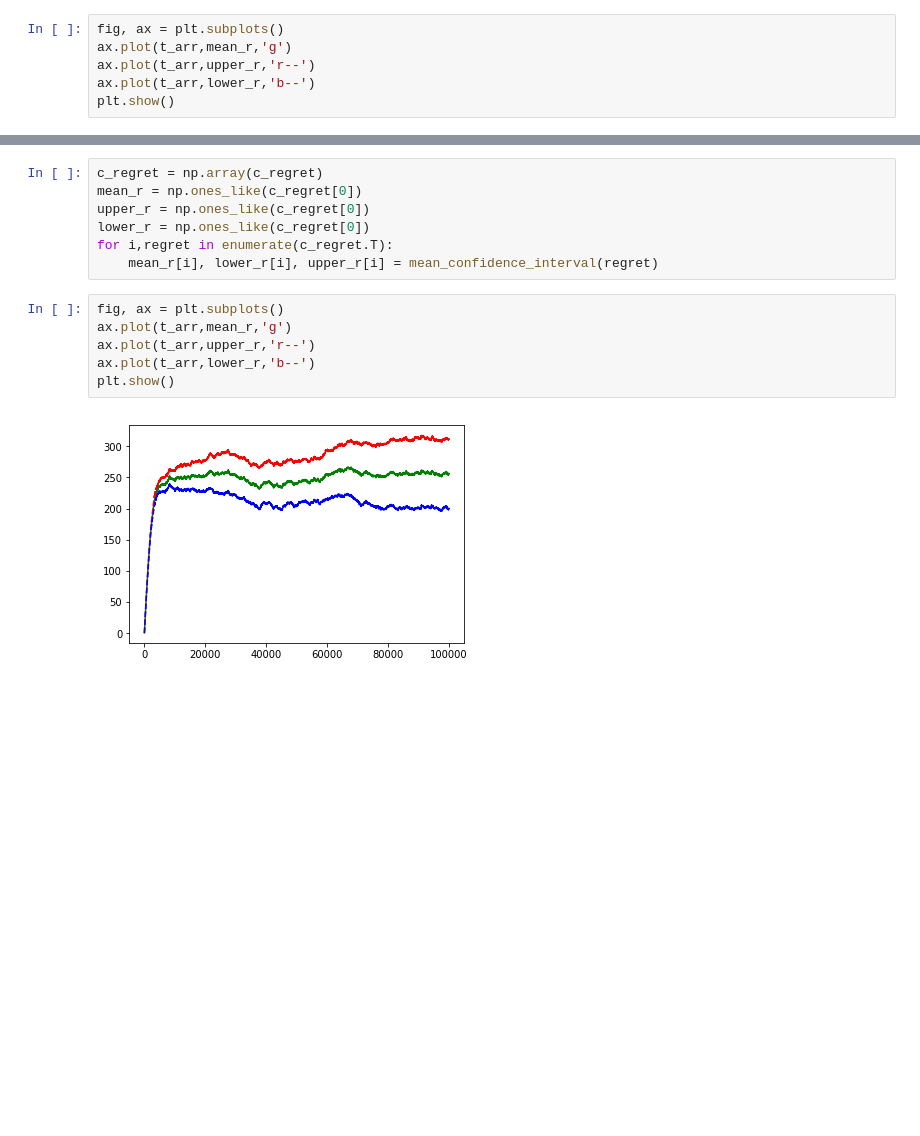
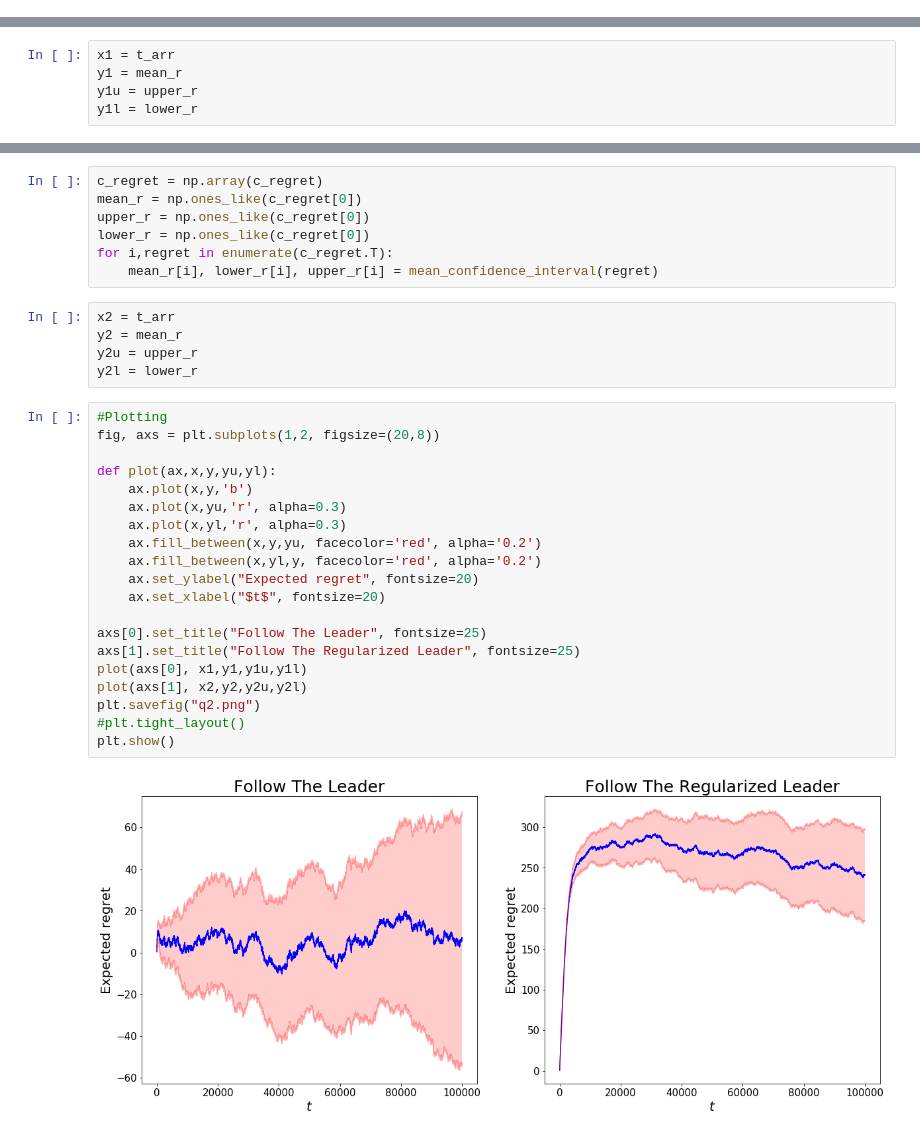
Before and after one commit to manandoshi/IE613, a Jupyter notebook: a2/Q2.ipynb, the cells around one changed output, grey strips where cells are left out. Saved outputs shown, nothing was run; the diff lists cells and outputs as text; blank space fills up the shorter version.

```diff
--- a/a2/Q2.ipynb
+++ b/a2/Q2.ipynb
@@ -38,9 +40,3 @@ upper_r = np.ones_like(c_regret[0])
 lower_r = np.ones_like(c_regret[0])
 for i,regret in enumerate(c_regret.T):
     mean_r[i], lower_r[i], upper_r[i] = mean_confidence_interval(regret)
-# %%
-fig, ax = plt.subplots()
-ax.plot(t_arr,mean_r,'g')
-ax.plot(t_arr,upper_r,'r--')
-ax.plot(t_arr,lower_r,'b--')
-plt.show()
@@ -49 +43,6 @@ plt.show()
+# %%
+x1 = t_arr
+y1 = mean_r
+y1u = upper_r
+y1l = lower_r
 # %%
@@ -77,12 +77,31 @@ upper_r = np.ones_like(c_regret[0])
 lower_r = np.ones_like(c_regret[0])
 for i,regret in enumerate(c_regret.T):
     mean_r[i], lower_r[i], upper_r[i] = mean_confidence_interval(regret)
-# %%
-fig, ax = plt.subplots()
-ax.plot(t_arr,mean_r,'g')
-ax.plot(t_arr,upper_r,'r--')
-ax.plot(t_arr,lower_r,'b--')
-plt.show()
-# %% [output]
-[figure, removed]
+# %%
+x2 = t_arr
+y2 = mean_r
+y2u = upper_r
+y2l = lower_r
+# %%
+#Plotting
+fig, axs = plt.subplots(1,2, figsize=(20,8))
+
+def plot(ax,x,y,yu,yl):
+    ax.plot(x,y,'b')
+    ax.plot(x,yu,'r', alpha=0.3)
+    ax.plot(x,yl,'r', alpha=0.3)
+    ax.fill_between(x,y,yu, facecolor='red', alpha='0.2')
+    ax.fill_between(x,yl,y, facecolor='red', alpha='0.2')
+    ax.set_ylabel("Expected regret", fontsize=20)
+    ax.set_xlabel("$t$", fontsize=20)
+
+axs[0].set_title("Follow The Leader", fontsize=25)
+axs[1].set_title("Follow The Regularized Leader", fontsize=25)
+plot(axs[0], x1,y1,y1u,y1l)
+plot(axs[1], x2,y2,y2u,y2l)
+plt.savefig("q2.png")
+#plt.tight_layout()
+plt.show()
+# %% [output]
+[figure, added]
 # %%
```
Also changed, not shown: parts of 7 cells of this notebook, 11 other files.
